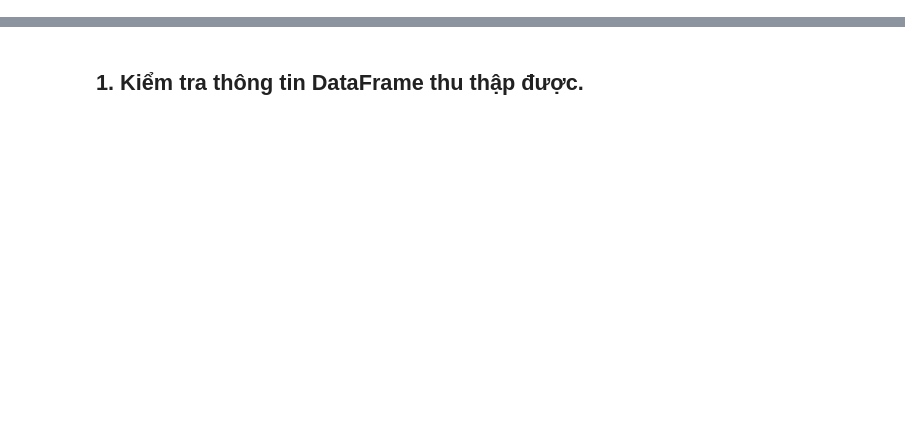
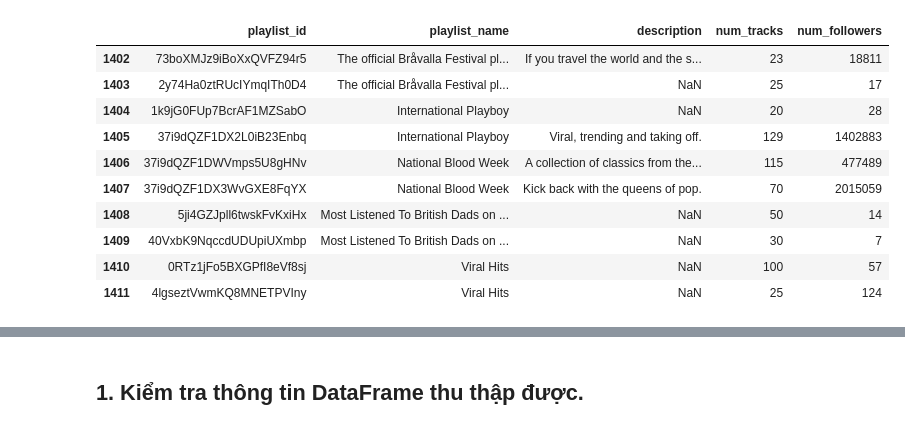
Before and after one commit to ndkhanh360/playlist_continuation, a Jupyter notebook: source/notebook/EDA.ipynb, the cells around one changed output, grey strips where cells are left out. Cells and saved outputs as stored; diff of their text form; code cells hidden in the pictures; blank space fills up the shorter version.

```diff
--- a/source/notebook/EDA.ipynb
+++ b/source/notebook/EDA.ipynb
@@ -29,0 +59,14 @@ pd_playlists = pd_playlists.fillna('None')
+# %%
+pd_playlists.tail(10)
+# %% [output]
+|  | playlist_id | playlist_name | description | num_tracks | num_followers |
+| 1402 | 73boXMJz9iBoXxQVFZ94r5 | The official Bråvalla Festival pl... | If you travel the world and the s... | 23 | 18811 |
+| 1403 | 2y74Ha0ztRUcIYmqITh0D4 | The official Bråvalla Festival pl... | NaN | 25 | 17 |
+| 1404 | 1k9jG0FUp7BcrAF1MZSabO | International Playboy | NaN | 20 | 28 |
+| 1405 | 37i9dQZF1DX2L0iB23Enbq | International Playboy | Viral, trending and taking off. | 129 | 1402883 |
+| 1406 | 37i9dQZF1DWVmps5U8gHNv | National Blood Week | A collection of classics from the... | 115 | 477489 |
+| 1407 | 37i9dQZF1DX3WvGXE8FqYX | National Blood Week | Kick back with the queens of pop. | 70 | 2015059 |
+| 1408 | 5ji4GZJpll6twskFvKxiHx | Most Listened To British Dads on ... | NaN | 50 | 14 |
+| 1409 | 40VxbK9NqccdUDUpiUXmbp | Most Listened To British Dads on ... | NaN | 30 | 7 |
+| 1410 | 0RTz1jFo5BXGPfI8eVf8sj | Viral Hits | NaN | 100 | 57 |
+| 1411 | 4lgseztVwmKQ8MNETPVIny | Viral Hits | NaN | 25 | 124 |
```
Also changed, not shown: parts of 46 cells of this notebook.
